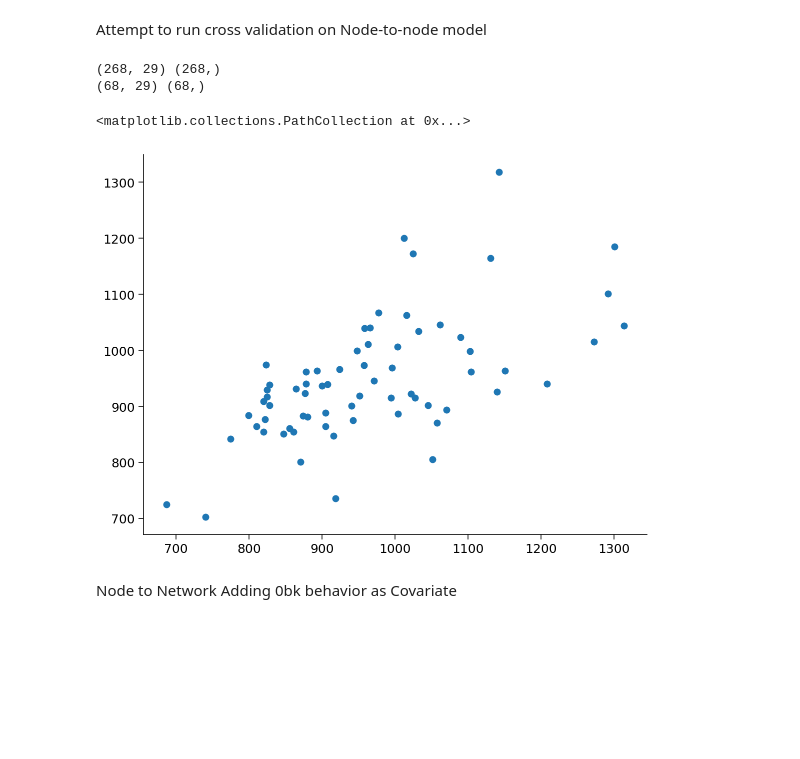
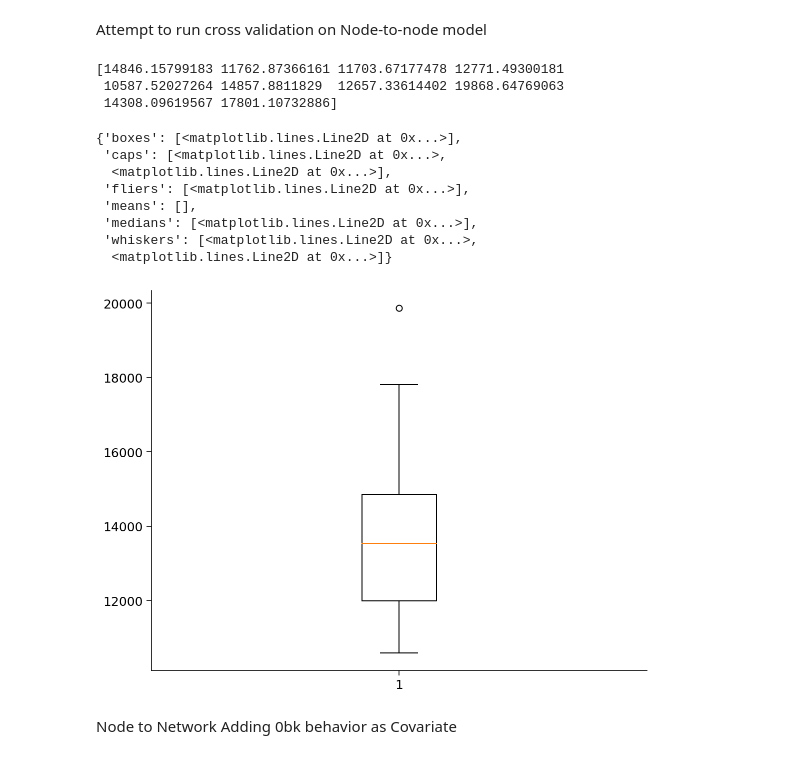
Before and after one commit to andrew-gerlach/small-world-hippos, a Jupyter notebook: load_chp.ipynb, the cells around one changed output. Drawn from its saved outputs; the diff is of its cells as text; code cells hidden in the pictures; blank space fills up the shorter version.

Commit message:
modified cross_validate function to run k-fold validation on 1 model

```diff
--- a/load_chp.ipynb
+++ b/load_chp.ipynb
@@ -1346,19 +1346,22 @@ def cross_validate(x_train, y_train, n_splits):
       ## TODO for students: Fill in missing ... in code below to choose which data
       ## to fit to and compute MSE for
       # Fill out function and remove
-      raise NotImplementedError("Student exercise: implement cross-validation")
+      #raise NotImplementedError("Student exercise: implement cross-validation")
       #############################################################################
 
       # Fit models
-      theta_hats = ...
+      model = LinearRegression(normalize=True).fit(x_cv_train, y_cv_train)
+      y_hat = model.predict(x_cv_val)
 
       # Compute MSE
-      mse_this_split = ...
-
+      residuals = y_cv_val - y_hat
+      mse_this_split = np.mean(residuals ** 2)
       mse_all[i_split] = mse_this_split
 
   return mse_all
 # %%
+from sklearn.model_selection import KFold
+
 y = medianRT_2bk
 y0 = medianRT_0bk
 #print(y)
@@ -1376,40 +1379,57 @@ x_tot = np.zeros((N_SUBJ_ADJ,int((nNodes*(nNodes-1))/2)+1))
 k = 0
 for i,node1 in enumerate(nodes):
   mods_node2node[node1] = {}
   for j,node2 in enumerate(nodes):
     if j >= i:
       continue
     x_tot[:,k] = fc2bk_node2node[:,i,j]
     x = x_tot[:,k].reshape(-1,1)
     k = k+1
     mods_node2node[node1][node2] = LinearRegression(normalize=True).fit(x, y)
     coef_node2node[i,j] = mods_node2node[node1][node2].coef_
 x_tot[:,-1] = y0
 mod_node2node = LinearRegression(normalize=True).fit(x_tot, y)
 yhat = mod_node2node.predict(x_tot)
 sse[0] = np.sum((y-yhat)**2)
 mod_node2node = LinearRegression(normalize=True).fit(x_tot[0:int(N_SUBJ_ADJ/2),:], y[0:int(N_SUBJ_ADJ/2)])
 yhat = mod_node2node.predict(x_tot[int(N_SUBJ_ADJ/2):N_SUBJ_ADJ,:])
 acc[0] = np.sum((y[int(N_SUBJ_ADJ/2):N_SUBJ_ADJ]-yhat)**2)
 
 # create testing and training vars
 from sklearn.model_selection import train_test_split
 x_train, x_test, y_train, y_test = train_test_split(x_tot, y, test_size=0.2)
-print(x_train.shape, y_train.shape)
-print(x_test.shape, y_test.shape)
+#print(x_train.shape, y_train.shape)
+#print(x_test.shape, y_test.shape)
 
 #fit model on training data
 model = LinearRegression(normalize=True).fit(x_train, y_train)
 
 # predict the test data
 predictions = model.predict(x_test)
 predictions[0:5]
-plt.scatter(y_test, predictions)
+#plt.scatter(y_test, predictions)
+
+# Cross-validate
+n_splits = 10
+mse_all = cross_validate(x_train, y_train, n_splits)
+
+print(mse_all)
+
+#Visualize
+plt.boxplot(mse_all)
 # %% [output]
-(268, 29) (268,)
-(68, 29) (68,)
+[14846.15799183 11762.87366161 11703.67177478 12771.49300181
+ 10587.52027264 14857.8811829  12657.33614402 19868.64769063
+ 14308.09619567 17801.10732886]
-<matplotlib.collections.PathCollection at 0x...>
+{'boxes': [<matplotlib.lines.Line2D at 0x...>],
+ 'caps': [<matplotlib.lines.Line2D at 0x...>,
+  <matplotlib.lines.Line2D at 0x...>],
+ 'fliers': [<matplotlib.lines.Line2D at 0x...>],
+ 'means': [],
+ 'medians': [<matplotlib.lines.Line2D at 0x...>],
+ 'whiskers': [<matplotlib.lines.Line2D at 0x...>,
+  <matplotlib.lines.Line2D at 0x...>]}
-[figure, old version]
+[figure, new version]
 # %% [markdown]
 Node to Network Adding 0bk behavior as Covariate
 # %%
```
